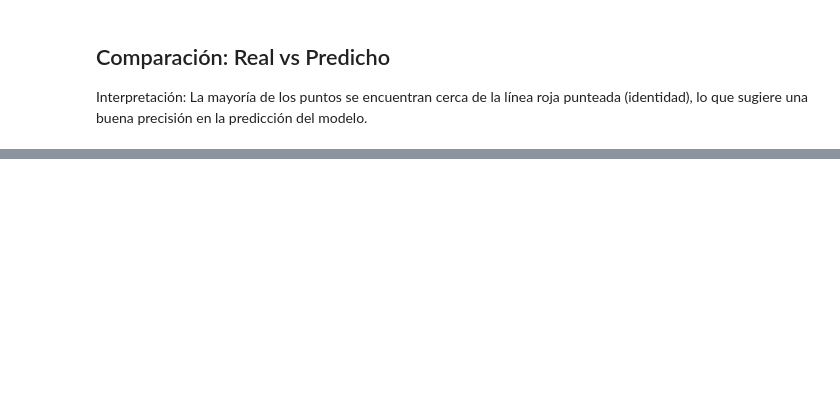
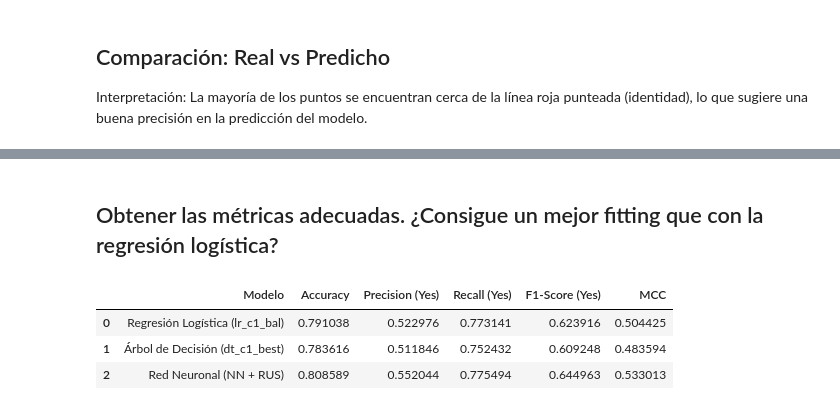
Before and after one commit to manuellazarte/AA1-TUIA-QUINTEROS-LAZARTE-LASARTE, a Jupyter notebook: TP_clasificacion_AA1.ipynb, the cells around one changed output, grey strips where cells are left out. Saved outputs shown, nothing was run; the diff lists cells and outputs as text; code cells hidden in the pictures; blank space fills up the shorter version.

```diff
--- a/TP_clasificacion_AA1.ipynb
+++ b/TP_clasificacion_AA1.ipynb
@@ -1812,0 +1792,52 @@ plt.show()
+# %% [markdown]
+## Obtener las métricas adecuadas. ¿Consigue un mejor fitting que con la regresión logística?
+# %%
+# ==============================================================================
+# CELDA: Tabla Comparativa Dinámica Automática (Sin Hardcoding)
+# ==============================================================================
+from sklearn.metrics import accuracy_score, precision_score, recall_score, f1_score, matthews_corrcoef
+import pandas as pd
+
+def obtener_metricas_modelo(modelo_objeto, X, y, nombre_etiqueta, es_keras=False):
+    """
+    Calcula dinámicamente las métricas de clasificación para un modelo dado,
+    soportando tanto objetos de Scikit-Learn como de Keras.
+    """
+    if es_keras:
+        # Keras devuelve probabilidades continuas -> requiere binarizar con umbral 0.5
+        y_probs = modelo_objeto.predict(X.astype('float32'), verbose=0)
+        y_pred = (y_probs >= 0.5).astype(int).flatten()
+    else:
+        # Scikit-Learn devuelve directamente las clases predictivas (0 o 1)
+        y_pred = modelo_objeto.predict(X)
+
+    # Retornamos el diccionario estructurado con las métricas requeridas
+    return {
+        'Modelo': nombre_etiqueta,
+        'Accuracy': accuracy_score(y, y_pred),
+        'Precision (Yes)': precision_score(y, y_pred, pos_label=1),
+        'Recall (Yes)': recall_score(y, y_pred, pos_label=1),
+        'F1-Score (Yes)': f1_score(y, y_pred, pos_label=1),
+        'MCC': matthews_corrcoef(y, y_pred)
+    }
+
+# ------------------------------------------------------------------------------
+# Generación de Métricas Dinámicas usando los objetos en memoria del kernel
+# ------------------------------------------------------------------------------
+# NOTA: Asegurate de que 'lr_c1_bal' y 'dt_c1_best' sean los nombres exactos
+# de tus variables de modelos entrenados anteriormente en el notebook.
+
+metrics_lr = obtener_metricas_modelo(lr_c1_bal, X1_test, y_test, 'Regresión Logística (lr_c1_bal)')
+metrics_dt = obtener_metricas_modelo(dt_best, X1_test, y_test, 'Árbol de Decisión (dt_c1_best)')
+metrics_nn = obtener_metricas_modelo(model, X1_test, y_test, 'Red Neuronal (NN + RUS)', es_keras=True)
+
+# ------------------------------------------------------------------------------
+# Construcción automática del DataFrame Comparativo Oficial
+# ------------------------------------------------------------------------------
+df_comparativa_final = pd.DataFrame([metrics_lr, metrics_dt, metrics_nn])
+display(df_comparativa_final)
+# %% [output]
+|  | Modelo | Accuracy | Precision (Yes) | Recall (Yes) | F1-Score (Yes) | MCC |
+| 0 | Regresión Logística (lr_c1_bal) | 0.791038 | 0.522976 | 0.773141 | 0.623916 | 0.504425 |
+| 1 | Árbol de Decisión (dt_c1_best) | 0.783616 | 0.511846 | 0.752432 | 0.609248 | 0.483594 |
+| 2 | Red Neuronal (NN + RUS) | 0.808589 | 0.552044 | 0.775494 | 0.644963 | 0.533013 |
```
Also changed, not shown: parts of 37 cells of this notebook, 1 other file.
